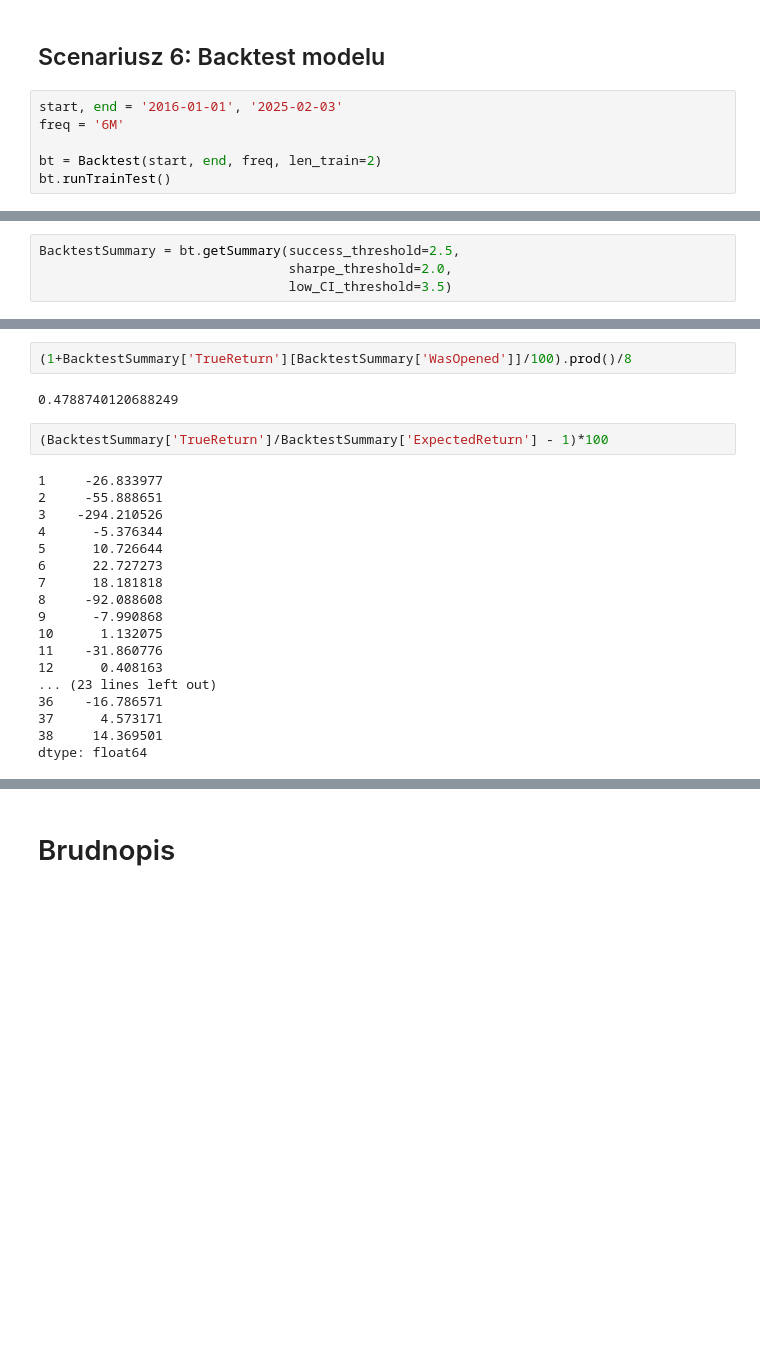
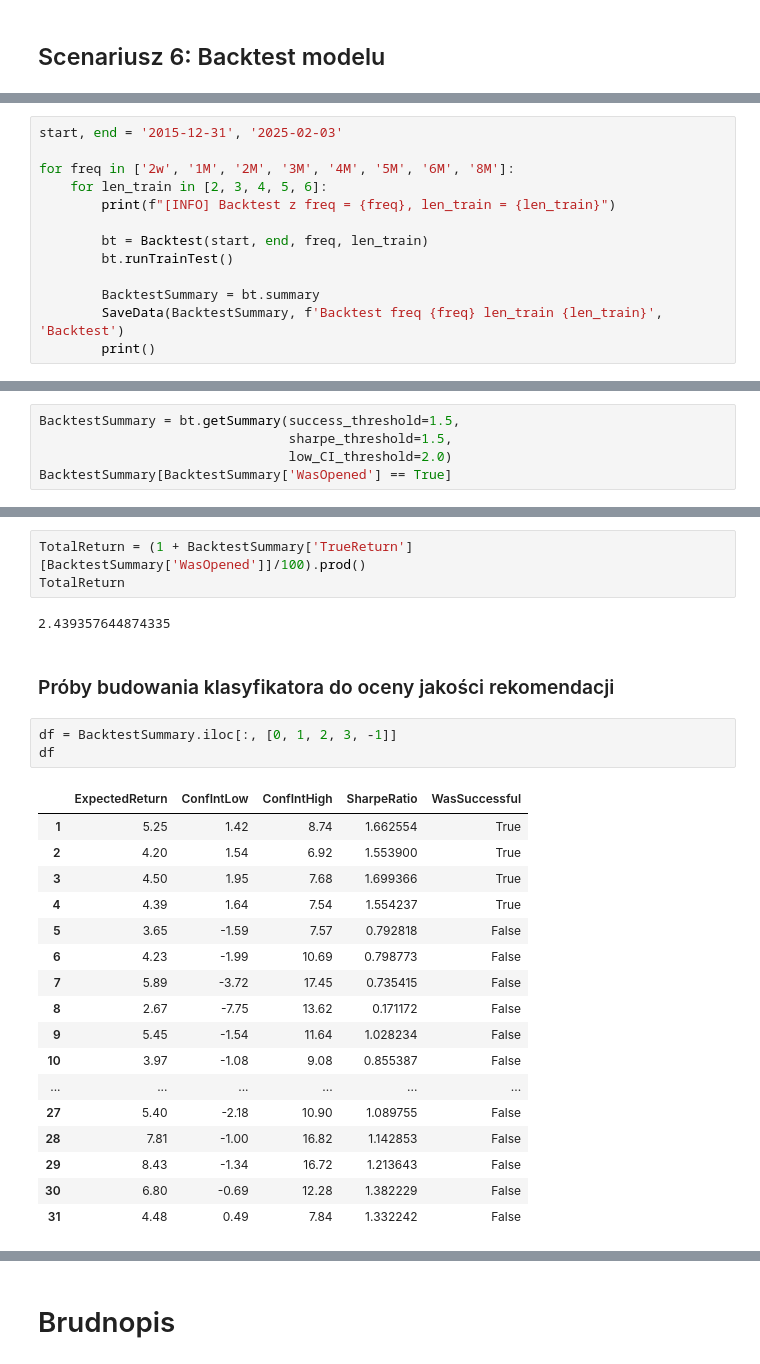
Before and after one commit to jakubweglowski/ETF-Trading, a Jupyter notebook: run.ipynb, the cells around one changed output, grey strips where cells are left out. Saved outputs shown, nothing was run; the diff lists cells and outputs as text; blank space fills up the shorter version.

```diff
--- a/run.ipynb
+++ b/run.ipynb
@@ -378,9 +378,3 @@ ef.plot(Nrandom=5000)
 [figure]
 # %% [markdown]
 ## Scenariusz 6: Backtest modelu
-# %%
-start, end = '2016-01-01', '2025-02-03'
-freq = '6M'
-
-bt = Backtest(start, end, freq, len_train=2)
-bt.runTrainTest()
@@ -404,0 +381,13 @@ bt.runTrainTest()
+# %%
+start, end = '2015-12-31', '2025-02-03'
+
+for freq in ['2w', '1M', '2M', '3M', '4M', '5M', '6M', '8M']:
+    for len_train in [2, 3, 4, 5, 6]:
+        print(f"[INFO] Backtest z freq = {freq}, len_train = {len_train}")
+
+        bt = Backtest(start, end, freq, len_train)
+        bt.runTrainTest()
+
+        BacktestSummary = bt.summary
+        SaveData(BacktestSummary, f'Backtest freq {freq} len_train {len_train}', 'Backtest')
+        print()
@@ -405,4 +412,5 @@ bt.runTrainTest()
 # %%
-BacktestSummary = bt.getSummary(success_threshold=2.5,
-                                sharpe_threshold=2.0,
-                                low_CI_threshold=3.5)
+BacktestSummary = bt.getSummary(success_threshold=1.5,
+                                sharpe_threshold=1.5,
+                                low_CI_threshold=2.0)
+BacktestSummary[BacktestSummary['WasOpened'] == True]
@@ -409,24 +426,28 @@ BacktestSummary = bt.getSummary(success_threshold=2.5,
 # %%
-(1+BacktestSummary['TrueReturn'][BacktestSummary['WasOpened']]/100).prod()/8
+TotalReturn = (1 + BacktestSummary['TrueReturn'][BacktestSummary['WasOpened']]/100).prod()
+TotalReturn
 # %% [output]
-0.4788740120688249
+2.439357644874335
-# %%
-(BacktestSummary['TrueReturn']/BacktestSummary['ExpectedReturn'] - 1)*100
-# %% [output]
-1     -26.833977
-2     -55.888651
-3    -294.210526
-4      -5.376344
-5      10.726644
-6      22.727273
-7      18.181818
-8     -92.088608
-9      -7.990868
-10      1.132075
-11    -31.860776
-12      0.408163
-... (23 lines left out)
-36    -16.786571
-37      4.573171
-38     14.369501
-dtype: float64
+# %% [markdown]
+### Próby budowania klasyfikatora do oceny jakości rekomendacji
+# %%
+df = BacktestSummary.iloc[:, [0, 1, 2, 3, -1]]
+df
+# %% [output]
+|  | ExpectedReturn | ConfIntLow | ConfIntHigh | SharpeRatio | WasSuccessful |
+| 1 | 5.25 | 1.42 | 8.74 | 1.662554 | True |
+| 2 | 4.20 | 1.54 | 6.92 | 1.553900 | True |
+| 3 | 4.50 | 1.95 | 7.68 | 1.699366 | True |
+| 4 | 4.39 | 1.64 | 7.54 | 1.554237 | True |
+| 5 | 3.65 | -1.59 | 7.57 | 0.792818 | False |
+| 6 | 4.23 | -1.99 | 10.69 | 0.798773 | False |
+| 7 | 5.89 | -3.72 | 17.45 | 0.735415 | False |
+| 8 | 2.67 | -7.75 | 13.62 | 0.171172 | False |
+| 9 | 5.45 | -1.54 | 11.64 | 1.028234 | False |
+| 10 | 3.97 | -1.08 | 9.08 | 0.855387 | False |
+| ... | ... | ... | ... | ... | ... |
+| 27 | 5.40 | -2.18 | 10.90 | 1.089755 | False |
+| 28 | 7.81 | -1.00 | 16.82 | 1.142853 | False |
+| 29 | 8.43 | -1.34 | 16.72 | 1.213643 | False |
+| 30 | 6.80 | -0.69 | 12.28 | 1.382229 | False |
+| 31 | 4.48 | 0.49 | 7.84 | 1.332242 | False |
```
Also changed, not shown: parts of 18 cells of this notebook, 11 other files.
